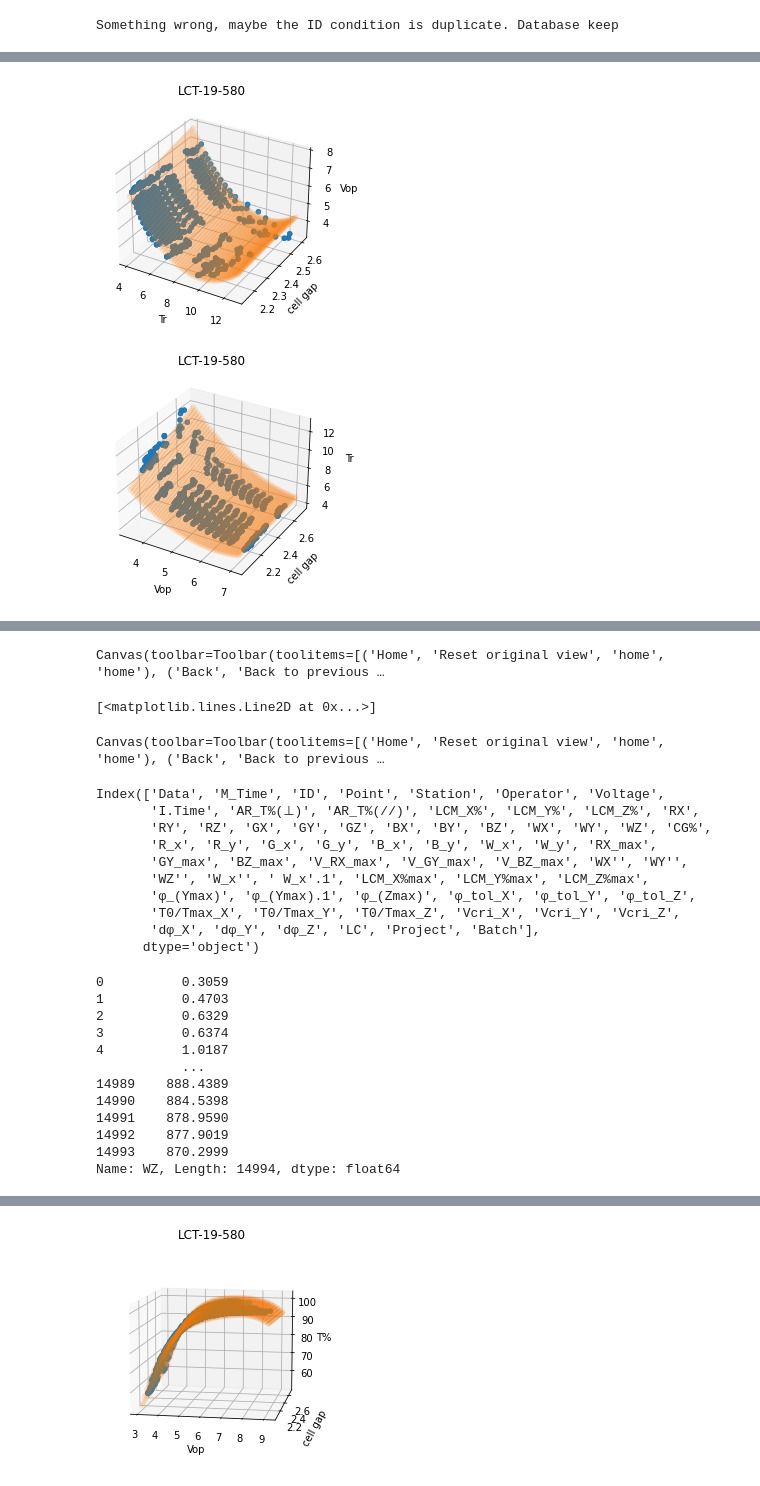
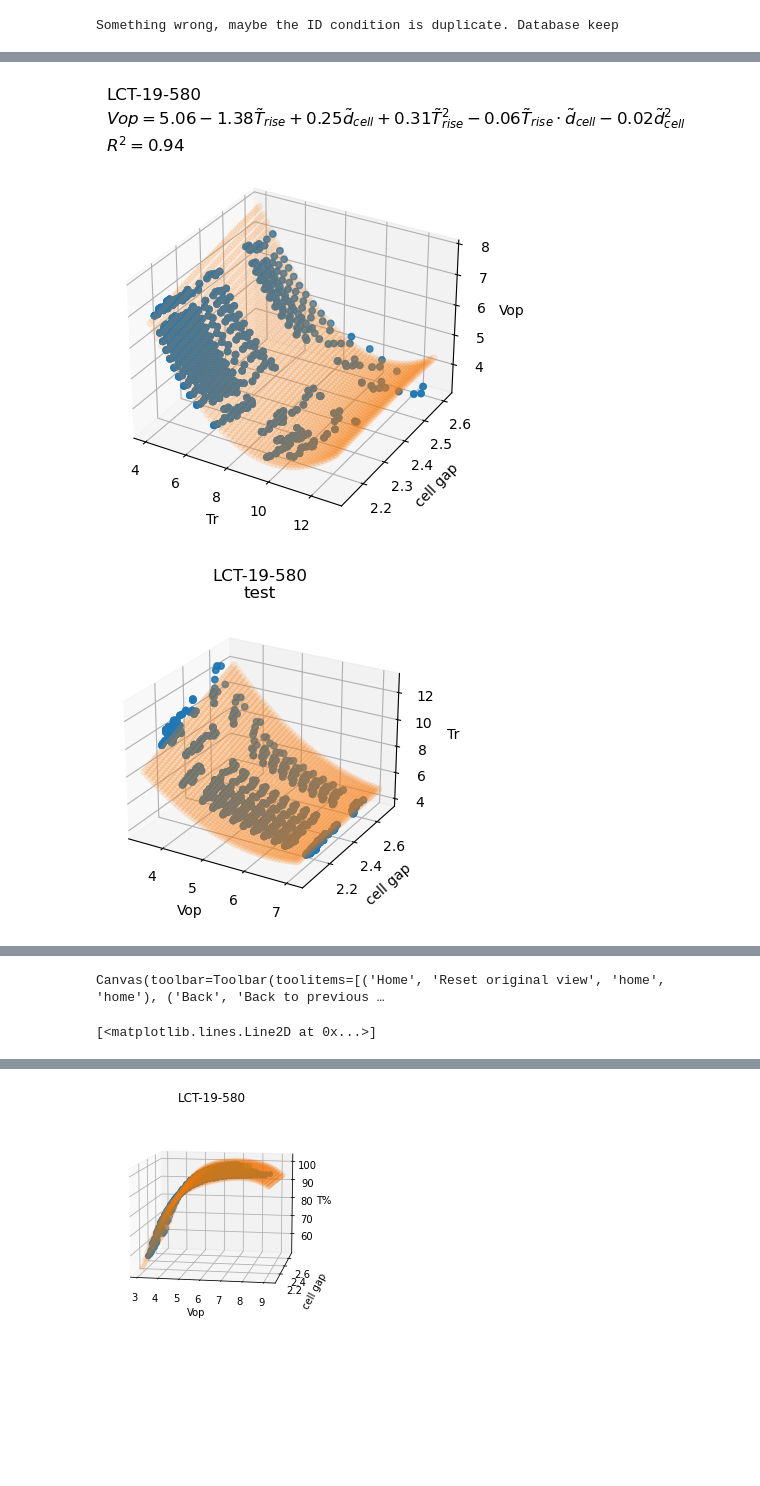
Before and after one commit to dimsplendid/tdtoolkit_web, a Jupyter notebook: test.ipynb, the cells around one changed output, grey strips where cells are left out. Saved outputs shown, nothing was run; the diff lists cells and outputs as text; code cells hidden in the pictures; blank space fills up the shorter version.

Commit message:
test plotting

```diff
--- a/test.ipynb
+++ b/test.ipynb
@@ -440,9 +467,11 @@ MOX-1: RT: 13.35 ms
 # %%
 # plot for checking
 # maybe plot_RT.py?
-# %matplotlib widget
+# %matplotlib widget # interact fig in notebook
 import matplotlib.pyplot as plt
 # ref Vop
+coeff = model["Vop_ref_LR"].steps[2][1].coef_
+R2 = 0.94
 # raw
 xlabel = "Tr"
 ylabel = "cell gap"
@@ -458,34 +487,36 @@ x_range, y_range = np.meshgrid(x_range, y_range)
 predict_region = np.array(list(zip(x_range.flatten(), y_range.flatten())))
 z_predict = model['Vop_ref_LR'].predict(predict_region)
 ax.scatter(x_range, y_range, z_predict, label="fitting surface", alpha=0.1)
-plt.title(ref_LC)
+formula = tex_math_str(coeff, ['\\tilde{{T}}_{{rise}}', '\\tilde{{d}}_{{cell}}', '\\tilde{{T}}^2_{{rise}}', '\\tilde{{T}}_{{rise}}\cdot\\tilde{{d}}_{{cell}}', '\\tilde{{d}}_{{cell}}^2'])
+plt.title(ref_LC + "\n$Vop=$" + formula + f"\n$R^2={R2:.2f}$", loc='left')
 plt.legend
 ax.set_xlabel(xlabel)
 ax.set_ylabel(ylabel)
 ax.set_zlabel(zlabel)
 plt.show()
 
 # sample Tr
 xlabel = "Vop"
 ylabel = "cell gap"
 zlabel = "Tr"
 for LC in cond["LC"].unique():
     plt.figure(figsize=(5,4))
     ax = plt.axes(projection="3d")
+    ax.view_init(25, -60)
     plot_raw = df[df["LC"] == LC]
     ax.scatter(plot_raw[xlabel],plot_raw[ylabel],plot_raw[zlabel], label=LC)
     # fitting
     x_range = np.linspace(plot_raw[xlabel].min()-0.1, plot_raw[xlabel].max()+0.1, 50)
     y_range = np.linspace(plot_raw[ylabel].min()-0.1, plot_raw[ylabel].max()+0.1, 50)
     x_range, y_range = np.meshgrid(x_range, y_range)
     predict_region = np.array(list(zip(x_range.flatten(), y_range.flatten())))
     z_predict = model["rt"][LC][f"Tr_LR"].predict(predict_region)
     ax.scatter(x_range, y_range, z_predict, label="fitting surface", alpha=0.1)
-    plt.title(LC)
+    plt.title(LC+"\ntest")
     ax.set_xlabel(xlabel)
     ax.set_ylabel(ylabel)
     ax.set_zlabel(zlabel)
     plt.show()
 # %% [output]
-[figure, old version]
+[figure, new version]
-[figure, old version]
+[figure, new version]
@@ -530,12 +563,3 @@ def Vop_features_extract(X):
 
     return features
 transformer_Vop = FunctionTransformer(Vop_features_extract)
-# %%
-# test V-T max cut-off
-test_df = opt[(opt.ID == "T19BR001NL2X") & (opt.Point == 1)]
-test_df = test_df.iloc[:test_df["LCM_Y%"].argmax(),:]
-plt.figure(figsize=(5,4))
-plt.plot(test_df["Voltage"], test_df["LCM_Y%"], '*')
-plt.show()
-# %% [output]
-Canvas(toolbar=Toolbar(toolitems=[('Home', 'Reset original view', 'home', 'home'), ('Back', 'Back to previous …
@@ -550,31 +566,3 @@ for ID in opt.ID.unique():
-# %%
-opt.columns
-# %% [output]
-Index(['Data', 'M_Time', 'ID', 'Point', 'Station', 'Operator', 'Voltage',
-       'I.Time', 'AR_T%(⊥)', 'AR_T%(//)', 'LCM_X%', 'LCM_Y%', 'LCM_Z%', 'RX',
-       'RY', 'RZ', 'GX', 'GY', 'GZ', 'BX', 'BY', 'BZ', 'WX', 'WY', 'WZ', 'CG%',
-       'R_x', 'R_y', 'G_x', 'G_y', 'B_x', 'B_y', 'W_x', 'W_y', 'RX_max',
-       'GY_max', 'BZ_max', 'V_RX_max', 'V_GY_max', 'V_BZ_max', 'WX'', 'WY'',
-       'WZ'', 'W_x'', ' W_x'.1', 'LCM_X%max', 'LCM_Y%max', 'LCM_Z%max',
-       'φ_(Ymax)', 'φ_(Ymax).1', 'φ_(Zmax)', 'φ_tol_X', 'φ_tol_Y', 'φ_tol_Z',
-       'T0/Tmax_X', 'T0/Tmax_Y', 'T0/Tmax_Z', 'Vcri_X', 'Vcri_Y', 'Vcri_Z',
-       'dφ_X', 'dφ_Y', 'dφ_Z', 'LC', 'Project', 'Batch'],
-      dtype='object')
-# %%
-opt['WZ']
-# %% [output]
-0          0.3059
-1          0.4703
-2          0.6329
-3          0.6374
-4          1.0187
-           ...
-14989    888.4389
-14990    884.5398
-14991    878.9590
-14992    877.9019
-14993    870.2999
-Name: WZ, Length: 14994, dtype: float64
 # %%
 # check is there axo data
 if len(axo) != 0:
```
Also changed, not shown: parts of 18 cells of this notebook.
